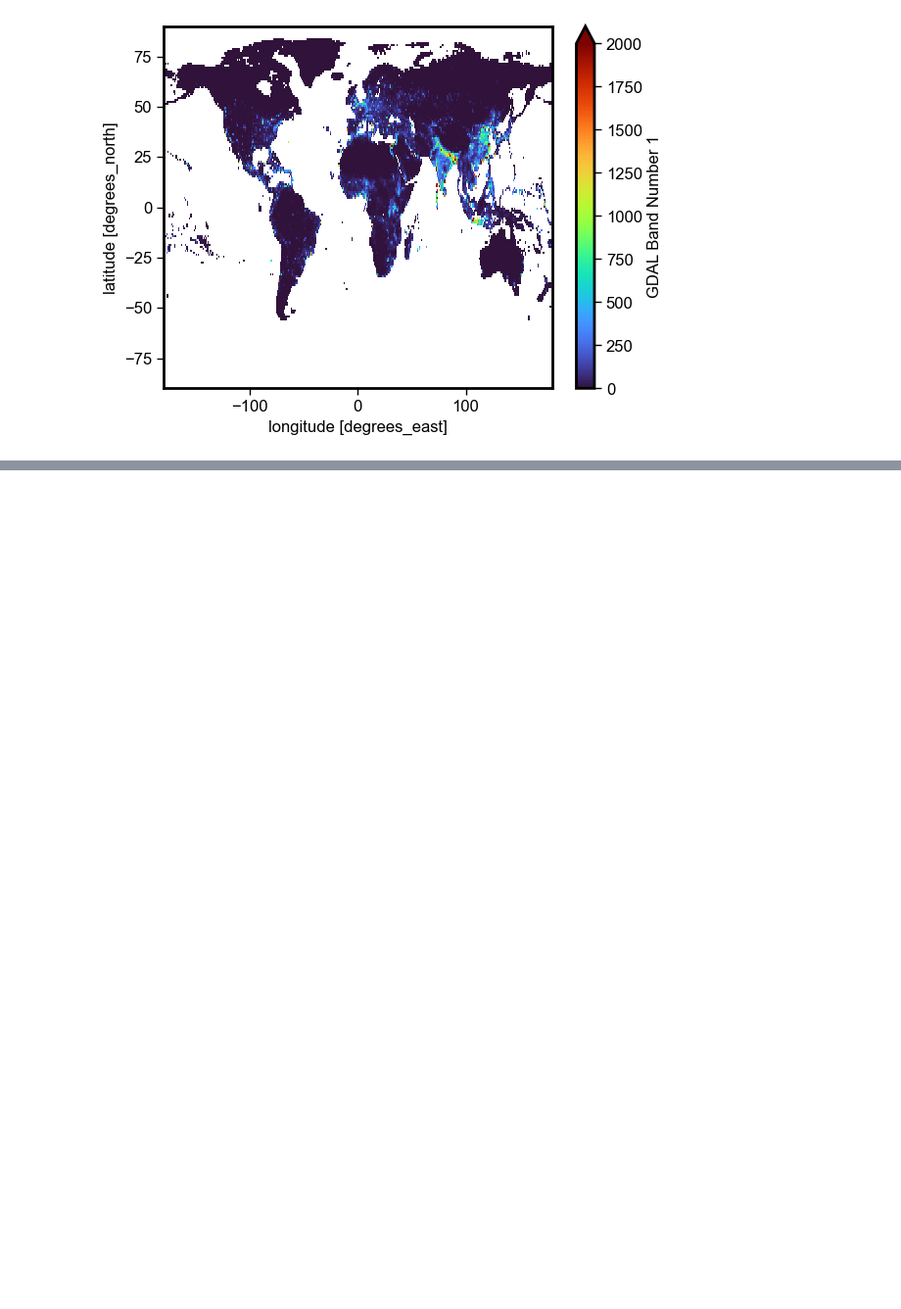
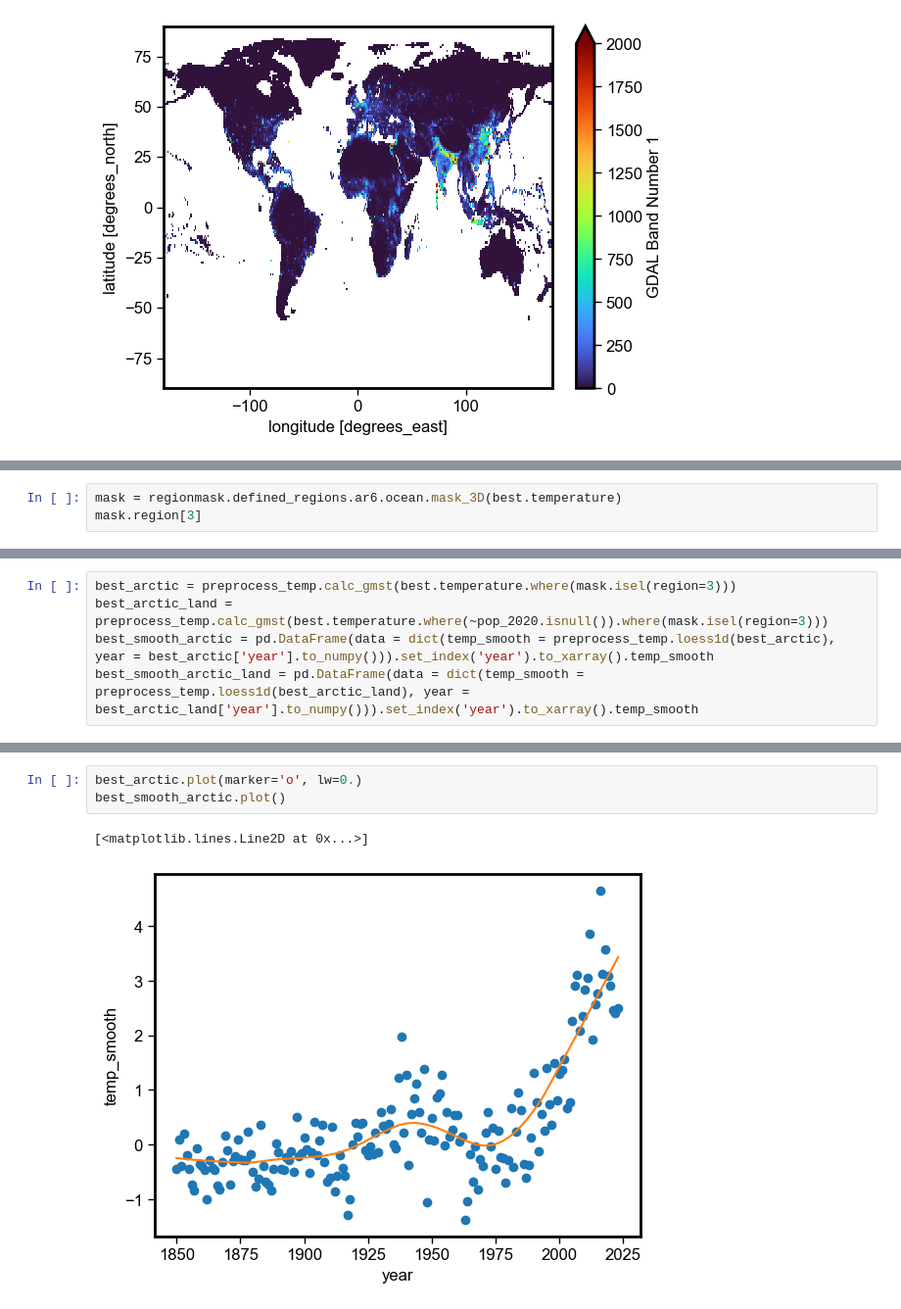
Before and after one commit to adisen99/reg_temp_accl, a Jupyter notebook: 06_code_review1.ipynb, the cells around one changed output, grey strips where cells are left out. Shown: that part at 98% size. Drawn from its saved outputs; the diff is of its cells as text; blank space fills up the shorter version.

```diff
--- a/06_code_review1.ipynb
+++ b/06_code_review1.ipynb
@@ -57,0 +135,3 @@ pop_density_2020.plot(vmax=2000, cmap='turbo')
+# %%
+mask = regionmask.defined_regions.ar6.ocean.mask_3D(best.temperature)
+mask.region[3]
@@ -57,0 +145,5 @@ pop_density_2020.plot(vmax=2000, cmap='turbo')
+# %%
+best_arctic = preprocess_temp.calc_gmst(best.temperature.where(mask.isel(region=3)))
+best_arctic_land = preprocess_temp.calc_gmst(best.temperature.where(~pop_2020.isnull()).where(mask.isel(region=3)))
+best_smooth_arctic = pd.DataFrame(data = dict(temp_smooth = preprocess_temp.loess1d(best_arctic), year = best_arctic['year'].to_numpy())).set_index('year').to_xarray().temp_smooth
+best_smooth_arctic_land = pd.DataFrame(data = dict(temp_smooth = preprocess_temp.loess1d(best_arctic_land), year = best_arctic_land['year'].to_numpy())).set_index('year').to_xarray().temp_smooth
@@ -57,0 +156,6 @@ pop_density_2020.plot(vmax=2000, cmap='turbo')
+# %%
+best_arctic.plot(marker='o', lw=0.)
+best_smooth_arctic.plot()
+# %% [output]
+[<matplotlib.lines.Line2D at 0x...>]
+[figure, added]
```
Also changed, not shown: parts of 19 cells of this notebook, 2 other files.
